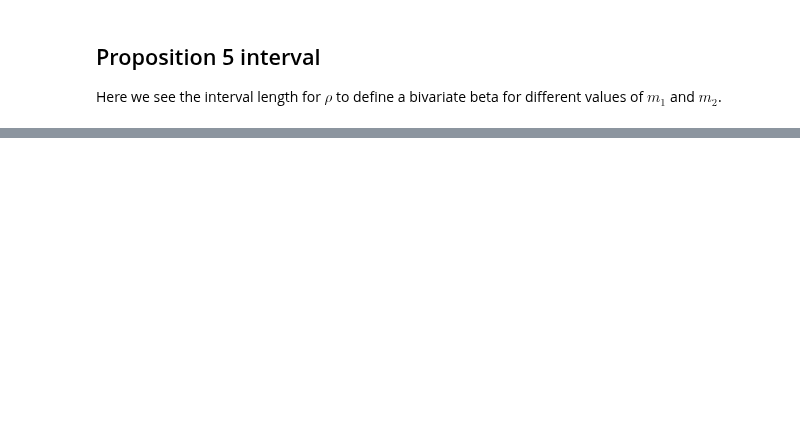
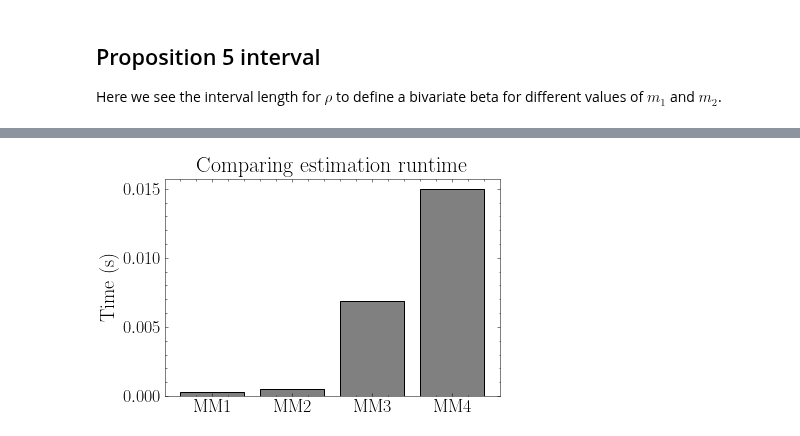
Before and after one commit to lucasmoschen/bivariate-beta, a Jupyter notebook: notebooks/images_paper.ipynb, the cells around one changed output, grey strips where cells are left out. Cells and saved outputs as stored; diff of their text form; code cells hidden in the pictures; blank space fills up the shorter version.

```diff
--- a/notebooks/images_paper.ipynb
+++ b/notebooks/images_paper.ipynb
@@ -185,3 +205,25 @@ def comparing_methods(true_alpha, monte_carlo_size, bootstrap_size, seed):
+# %%
+def comparing_exec_times(true_alpha, monte_carlo_size, bootstrap_size, seed):
+
+    filename = starting_experiment(true_alpha, 50, monte_carlo_size, bootstrap_size, seed)
+    with open(filename, 'r') as f:
+        experiment = json.load(f)
+
+    methods = ['MM1', 'MM2', 'MM3', 'MM4']
+    plt.figure(figsize=(6,4))
+    plt.bar(methods, experiment['comp'][:-1], color='grey', edgecolor='black')
+    plt.ylabel('Time (s)', fontsize=20)
+    plt.title('Comparing estimation runtime', fontsize=22)
+    plt.tick_params(axis='both', which='major', labelsize=18)
+    plt.savefig(os.path.join('..', 'figures', 'runtime_moments_methods.pdf'), bbox_inches='tight')
+    plt.show()
+# %%
+comparing_exec_times(true_alpha=np.array([0.7, 0.9, 2.0, 1.5]),
+                     monte_carlo_size=1000,
+                     bootstrap_size=500,
+                     seed=3781288)
+# %% [output]
+[figure, added]
 # %%
 def comparing_methods2(mu1, mu2, sigma1, sigma2, sample_size, monte_carlo_size, seed):
 
```
Also changed, not shown: parts of 17 cells of this notebook, 7 other files.
